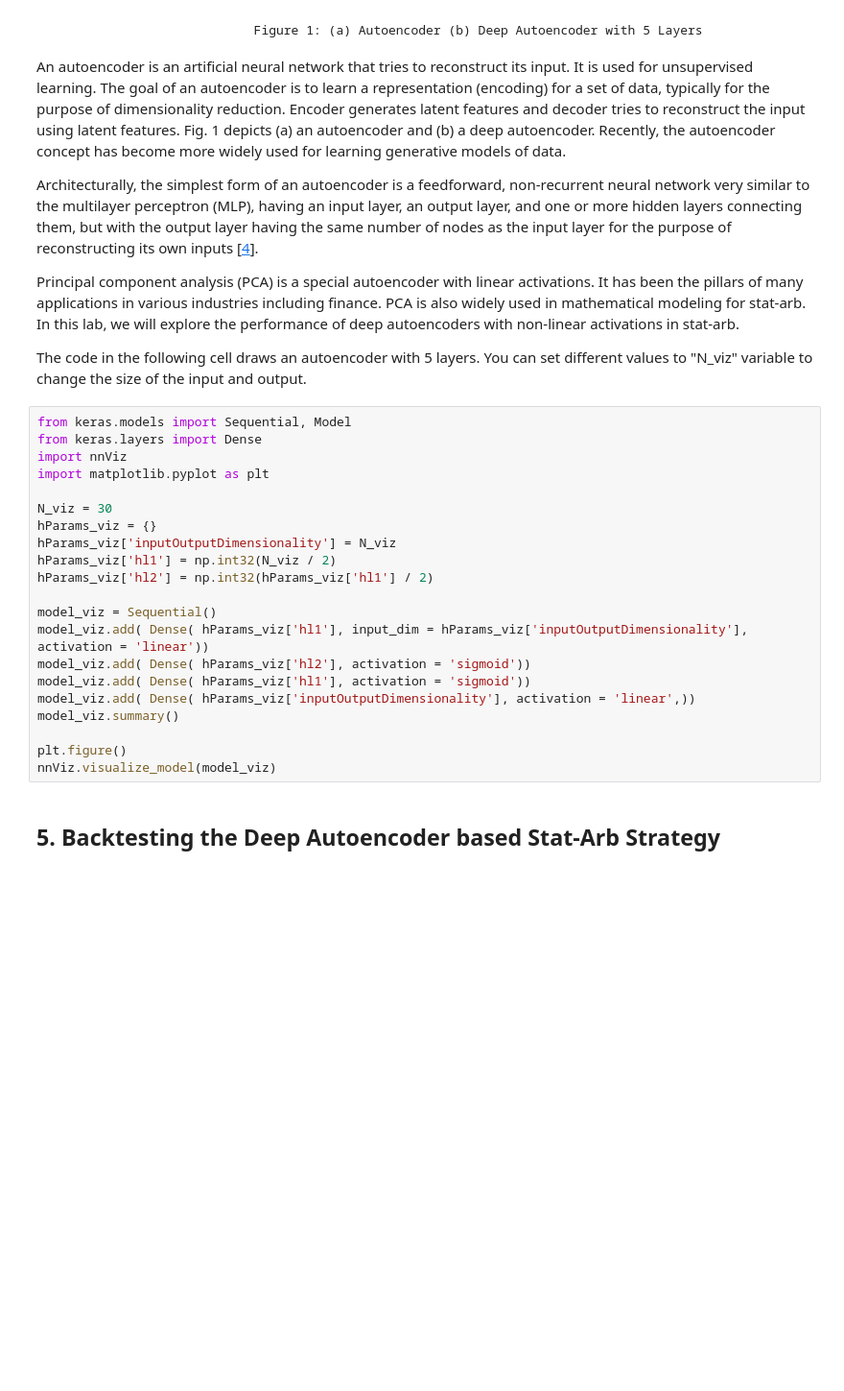
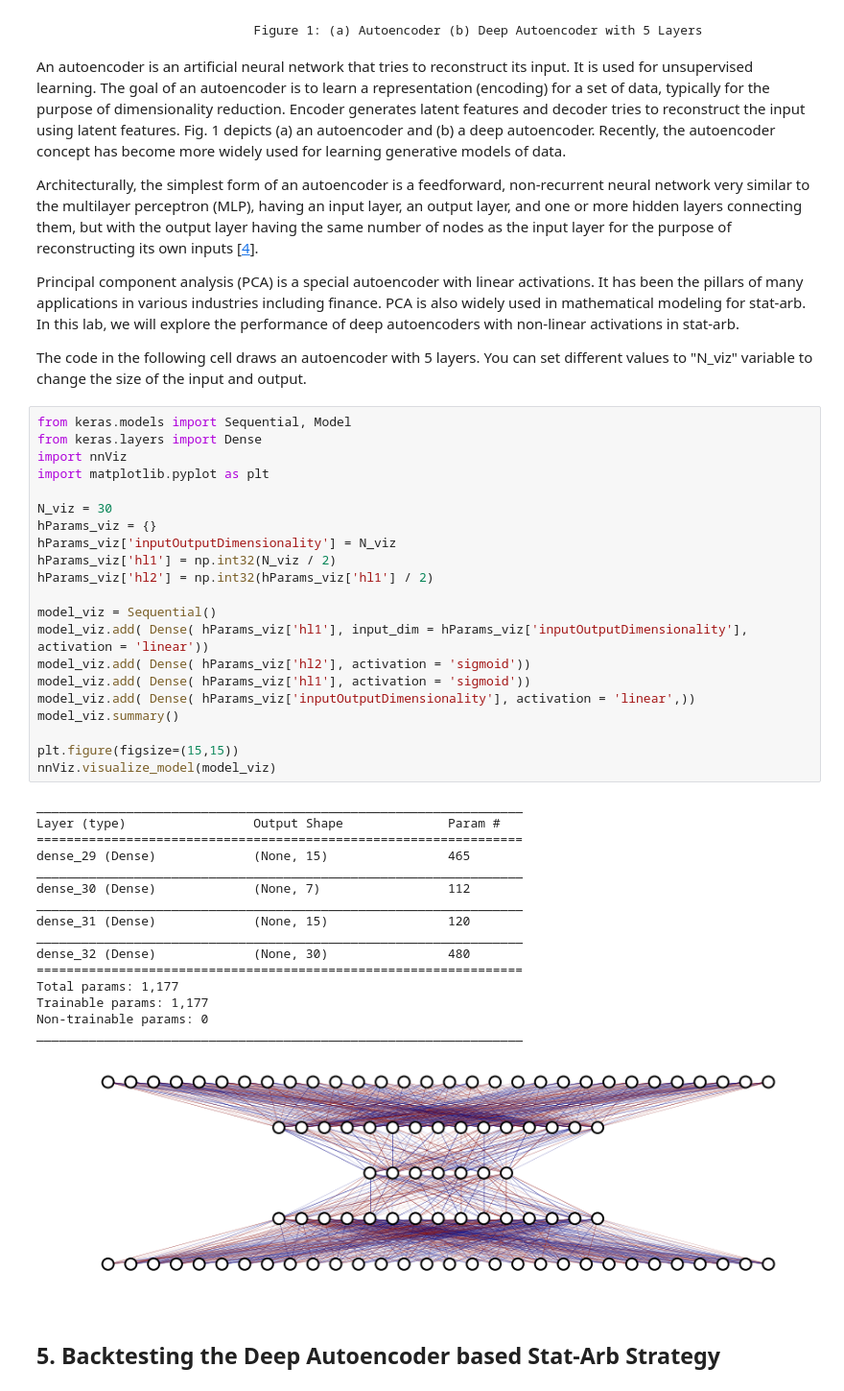
Before and after one commit to slipnitskaya/IBM_FINANCE_AP19, a Jupyter notebook: lab3_DeepAutoencoder.ipynb, the cells around one changed output. Shown at 96% size. Saved outputs shown, nothing was run; the diff lists cells and outputs as text; blank space fills up the shorter version.

```diff
--- a/lab3_DeepAutoencoder.ipynb
+++ b/lab3_DeepAutoencoder.ipynb
@@ -195,24 +294,41 @@ The code in the following cell draws an autoencoder with 5 layers. You can set d
 # %%
 from keras.models import Sequential, Model
 from keras.layers import Dense
 import nnViz
 import matplotlib.pyplot as plt
 
 N_viz = 30
 hParams_viz = {}
 hParams_viz['inputOutputDimensionality'] = N_viz
 hParams_viz['hl1'] = np.int32(N_viz / 2)
 hParams_viz['hl2'] = np.int32(hParams_viz['hl1'] / 2)
 
 model_viz = Sequential()
 model_viz.add( Dense( hParams_viz['hl1'], input_dim = hParams_viz['inputOutputDimensionality'], activation = 'linear'))
 model_viz.add( Dense( hParams_viz['hl2'], activation = 'sigmoid'))
 model_viz.add( Dense( hParams_viz['hl1'], activation = 'sigmoid'))
 model_viz.add( Dense( hParams_viz['inputOutputDimensionality'], activation = 'linear',))
 model_viz.summary()
 
-plt.figure()
+plt.figure(figsize=(15,15))
 nnViz.visualize_model(model_viz)
+# %% [output]
+_________________________________________________________________
+Layer (type)                 Output Shape              Param #
+=================================================================
+dense_29 (Dense)             (None, 15)                465
+_________________________________________________________________
+dense_30 (Dense)             (None, 7)                 112
+_________________________________________________________________
+dense_31 (Dense)             (None, 15)                120
+_________________________________________________________________
+dense_32 (Dense)             (None, 30)                480
+=================================================================
+Total params: 1,177
+Trainable params: 1,177
+Non-trainable params: 0
+_________________________________________________________________
+[figure, added]
 # %% [markdown]
 ## 5. Backtesting the Deep Autoencoder based Stat-Arb Strategy
 # %% [markdown]
```
Also changed, not shown: parts of 14 cells of this notebook.
